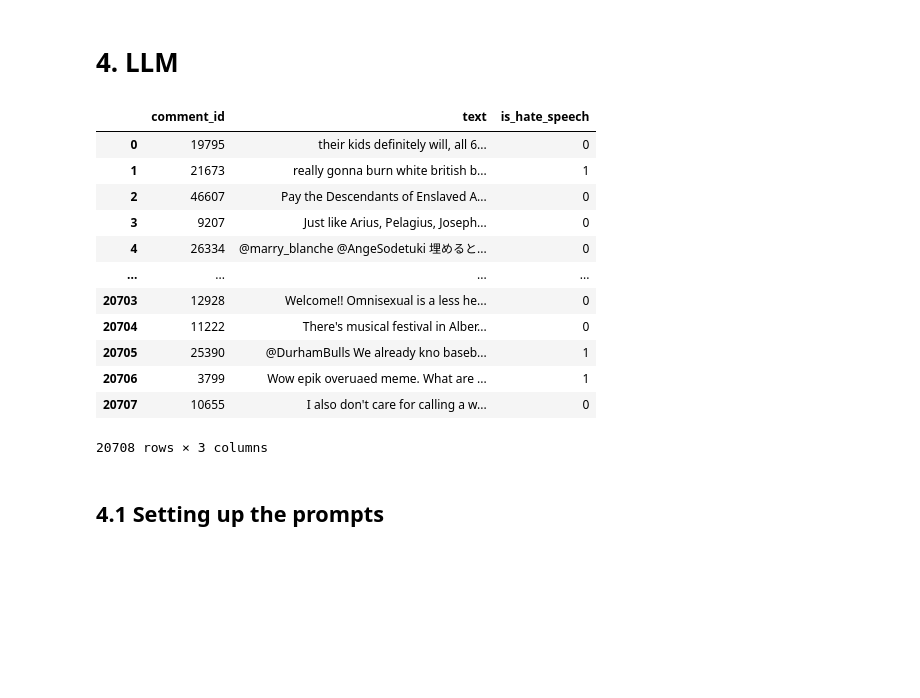
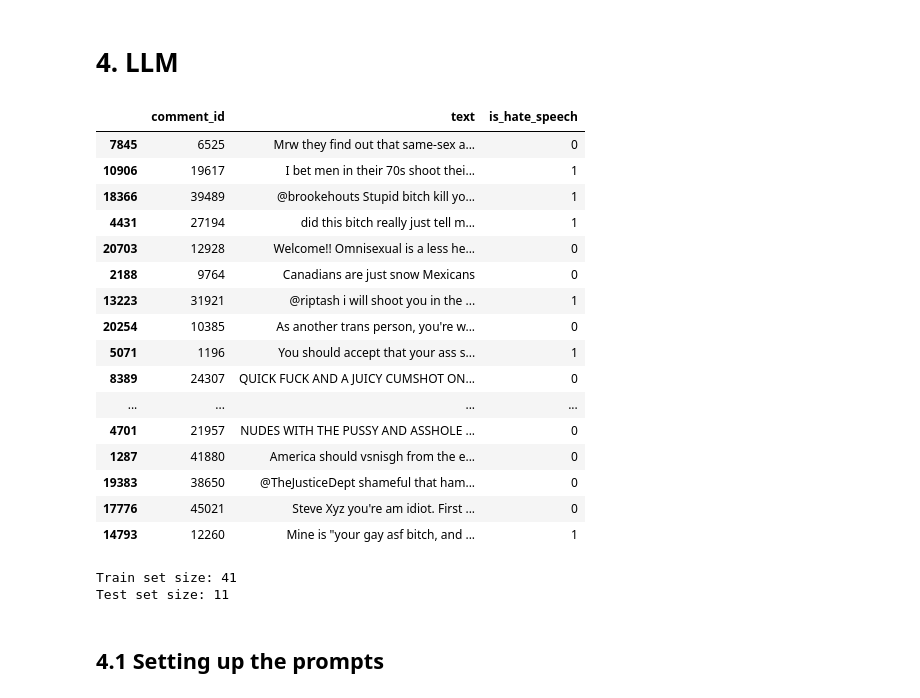
Before and after one commit to AugustBjerg/NLP-exam, a Jupyter notebook: notebooks/NLP_EXAM_FINAL_v1.ipynb, the cells around one changed output. Cells and saved outputs as stored; diff of their text form; code cells hidden in the pictures; blank space fills up the shorter version.

```diff
--- a/notebooks/NLP_EXAM_FINAL_v1.ipynb
+++ b/notebooks/NLP_EXAM_FINAL_v1.ipynb
@@ -876,25 +848,38 @@ weighted avg     0.7706    0.7706    0.7706      4142
 # %% [markdown]
 # 4. LLM
 # %%
-llm_df = filtered_df[['comment_id', 'text', 'is_hate_speech']].copy()
+# (optional) subset the data to speed up testing
+data_proportion = 0.0025
+
+subset_df = filtered_df.sample(frac=data_proportion)
+llm_df = subset_df[['comment_id', 'text', 'is_hate_speech']].copy()
 
 llm_df
 # %% [output]
 |  | comment_id | text | is_hate_speech |
-| 0 | 19795 | their kids definitely will, all 6... | 0 |
-| 1 | 21673 | really gonna burn white british b... | 1 |
-| 2 | 46607 | Pay the Descendants of Enslaved A... | 0 |
-| 3 | 9207 | Just like Arius, Pelagius, Joseph... | 0 |
-| 4 | 26334 | @marry_blanche @AngeSodetuki 埋めると... | 0 |
+| 7845 | 6525 | Mrw they find out that same-sex a... | 0 |
+| 10906 | 19617 | I bet men in their 70s shoot thei... | 1 |
+| 18366 | 39489 | @brookehouts Stupid bitch kill yo... | 1 |
+| 4431 | 27194 | did this bitch really just tell m... | 1 |
+| 20703 | 12928 | Welcome!! Omnisexual is a less he... | 0 |
+| 2188 | 9764 | Canadians are just snow Mexicans | 0 |
+| 13223 | 31921 | @riptash i will shoot you in the ... | 1 |
+| 20254 | 10385 | As another trans person, you're w... | 0 |
+| 5071 | 1196 | You should accept that your ass s... | 1 |
+| 8389 | 24307 | QUICK FUCK AND A JUICY CUMSHOT ON... | 0 |
 | ... | ... | ... | ... |
-| 20703 | 12928 | Welcome!! Omnisexual is a less he... | 0 |
-| 20704 | 11222 | There's musical festival in Alber... | 0 |
-| 20705 | 25390 | @DurhamBulls We already kno baseb... | 1 |
-| 20706 | 3799 | Wow epik overuaed meme. What are ... | 1 |
-| 20707 | 10655 | I also don't care for calling a w... | 0 |
+| 4701 | 21957 | NUDES WITH THE PUSSY AND ASSHOLE ... | 0 |
+| 1287 | 41880 | America should vsnisgh from the e... | 0 |
+| 19383 | 38650 | @TheJusticeDept shameful that ham... | 0 |
+| 17776 | 45021 | Steve Xyz you're am idiot. First ... | 0 |
+| 14793 | 12260 | Mine is "your gay asf bitch, and ... | 1 |
-20708 rows × 3 columns
 # %%
 train_df, test_df = train_test_split(llm_df, test_size=0.2, random_state=42, stratify=llm_df.is_hate_speech)
+print(f"Train set size: {len(train_df)}")
+print(f"Test set size: {len(test_df)}")
+# %% [output]
+Train set size: 41
+Test set size: 11
 # %% [markdown]
 ## 4.1  Setting up the prompts
 # %% [markdown]
```
Also changed, not shown: parts of 8 cells of this notebook, 1 other file.
